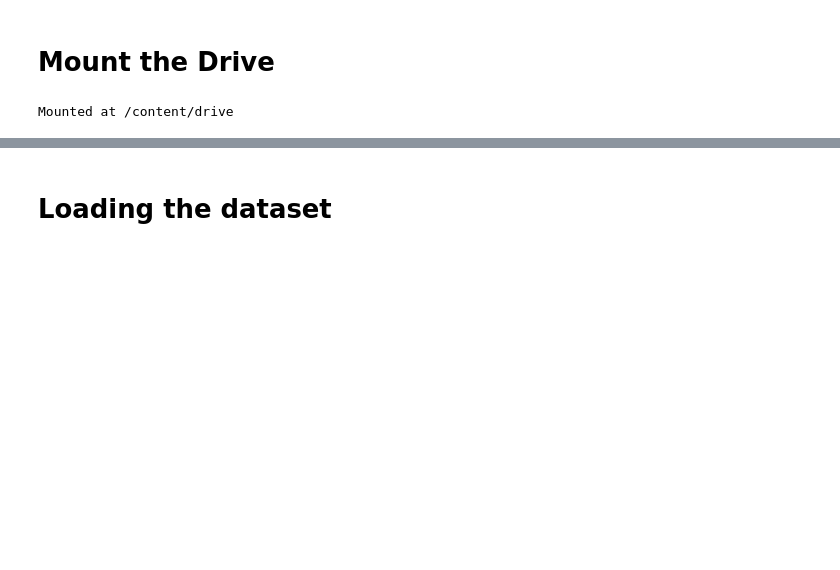
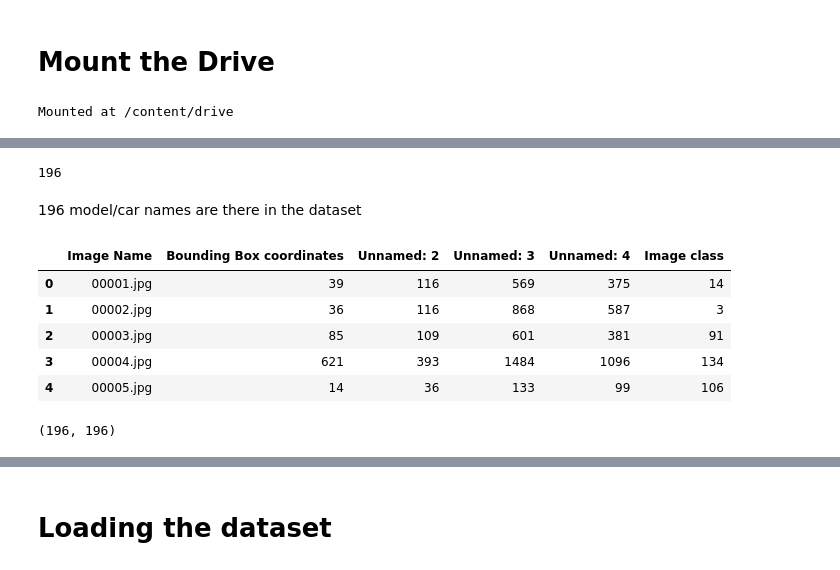
Before and after one commit to varunkr24/Capstone-Project, a Jupyter notebook: Capstone_Project.ipynb, the cells around one changed output, grey strips where cells are left out. Drawn from its saved outputs; the diff is of its cells as text; code cells hidden in the pictures; blank space fills up the shorter version.

```diff
--- a/Capstone_Project.ipynb
+++ b/Capstone_Project.ipynb
@@ -29,0 +31,9 @@ os.chdir('./Images')
+# %%
+len(carnames[0].unique())
+# or carnames.value_counts().sum()
+# %% [output]
+196
+# %% [markdown]
+196 model/car names are there in the dataset
+# %%
+Train_annot = pd.read_csv('/content/drive/MyDrive/Dataset/Annotations/Train Annotations.csv')
@@ -30 +42,14 @@ os.chdir('./Images')
+# %%
+Train_annot.head()
+# %% [output]
+|  | Image Name | Bounding Box coordinates | Unnamed: 2 | Unnamed: 3 | Unnamed: 4 | Image class |
+| 0 | 00001.jpg | 39 | 116 | 569 | 375 | 14 |
+| 1 | 00002.jpg | 36 | 116 | 868 | 587 | 3 |
+| 2 | 00003.jpg | 85 | 109 | 601 | 381 | 91 |
+| 3 | 00004.jpg | 621 | 393 | 1484 | 1096 | 134 |
+| 4 | 00005.jpg | 14 | 36 | 133 | 99 | 106 |
+# %%
+Train_annot['Image class'].max(), Test_annot['Image class'].max()
+# %% [output]
+(196, 196)
 # %%
```
Also changed, not shown: parts of 20 cells of this notebook.
